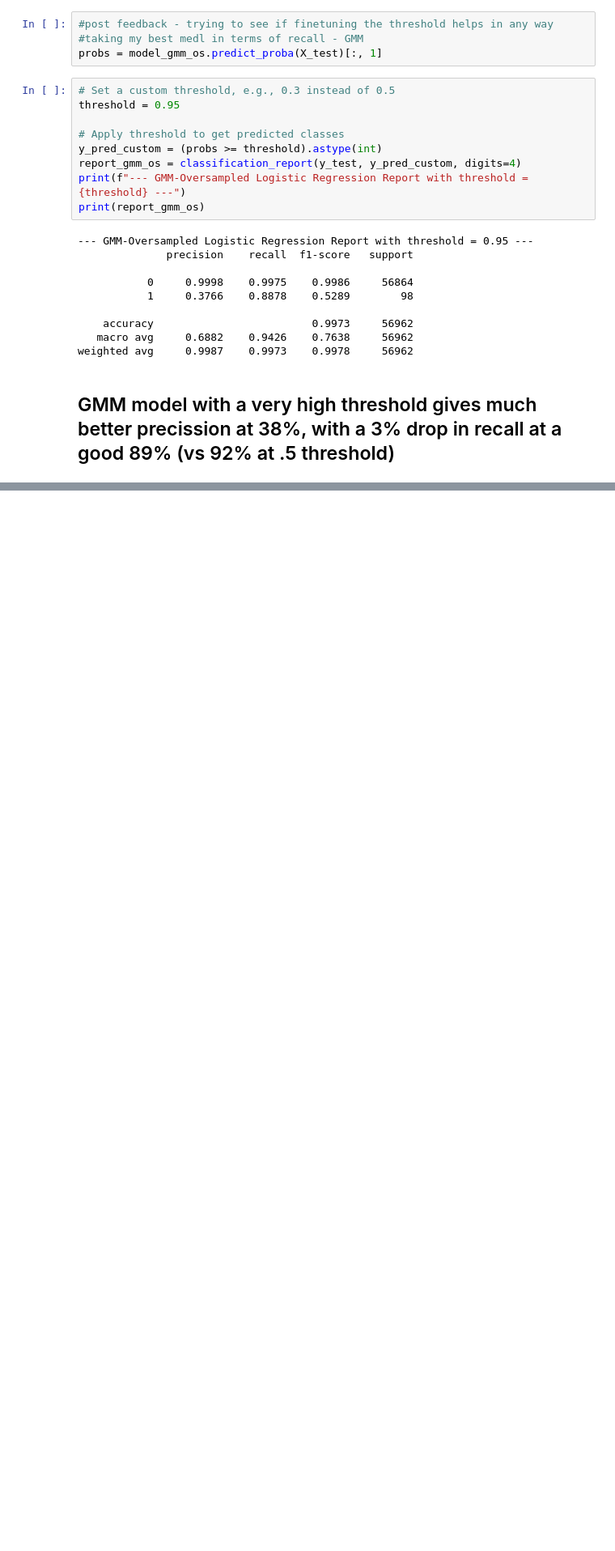
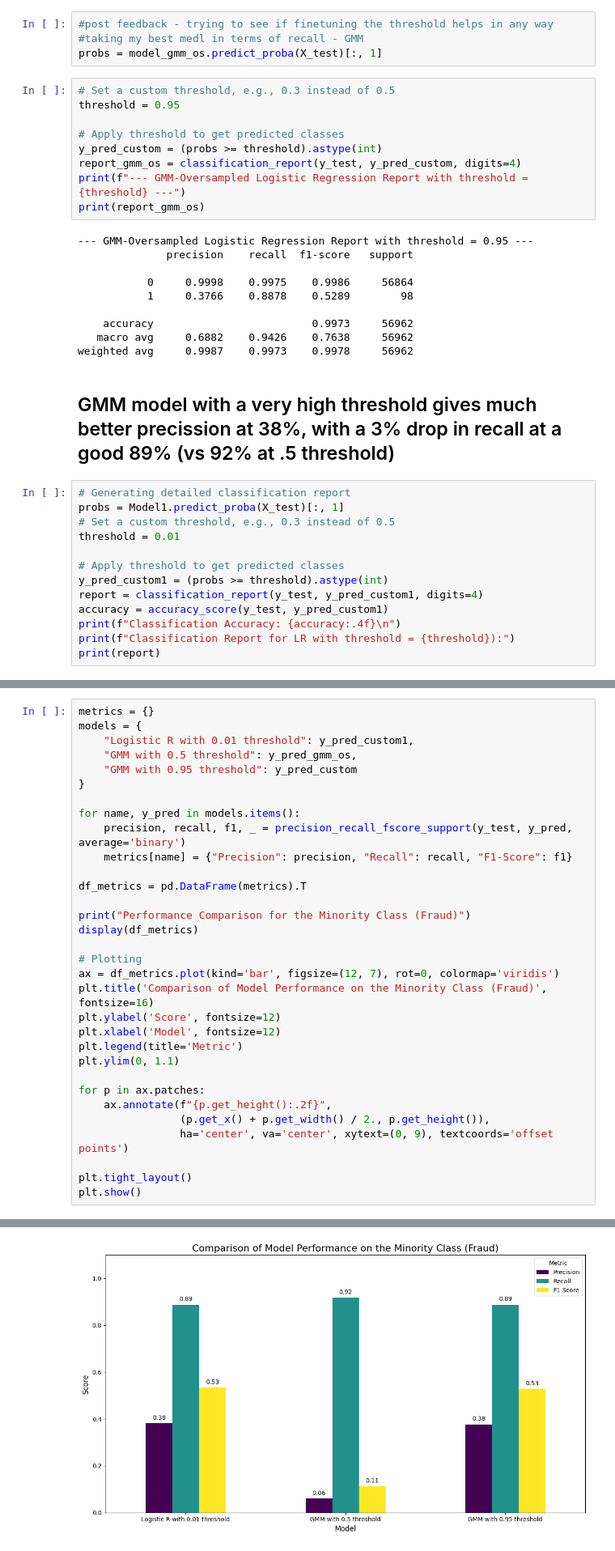
Before and after one commit to kashyap-17/DA5401_Assignment_4_kashyap-17, a Jupyter notebook: Kashyap_DA25C012_DA5401_Assignment_4_Fraud_Classification-GMM.ipynb, the cells around one changed output, grey strips where cells are left out. Shown: that part at 81% size. Drawn from its saved outputs; the diff is of its cells as text; blank space fills up the shorter version.

Commit message:
added a low threshold LR model which works as well as more complicated GMM etc

```diff
--- a/Kashyap_DA25C012_DA5401_Assignment_4_Fraud_Classification-GMM.ipynb
+++ b/Kashyap_DA25C012_DA5401_Assignment_4_Fraud_Classification-GMM.ipynb
@@ -543,3 +543,16 @@ print(report_gmm_os)
 weighted avg     0.9987    0.9973    0.9978     56962
 # %% [markdown]
 ## GMM model with a very high threshold gives much better precission at 38%, with a 3% drop in recall at a good 89% (vs 92% at .5 threshold)
+# %%
+# Generating detailed classification report
+probs = Model1.predict_proba(X_test)[:, 1]
+# Set a custom threshold, e.g., 0.3 instead of 0.5
+threshold = 0.01
+
+# Apply threshold to get predicted classes
+y_pred_custom1 = (probs >= threshold).astype(int)
+report = classification_report(y_test, y_pred_custom1, digits=4)
+accuracy = accuracy_score(y_test, y_pred_custom1)
+print(f"Classification Accuracy: {accuracy:.4f}\n")
+print(f"Classification Report for LR with threshold = {threshold}):")
+print(report)
@@ -545,0 +571,33 @@ weighted avg     0.9987    0.9973    0.9978     56962
+# %%
+metrics = {}
+models = {
+    "Logistic R with 0.01 threshold": y_pred_custom1,
+    "GMM with 0.5 threshold": y_pred_gmm_os,
+    "GMM with 0.95 threshold": y_pred_custom
+}
+
+for name, y_pred in models.items():
+    precision, recall, f1, _ = precision_recall_fscore_support(y_test, y_pred, average='binary')
+    metrics[name] = {"Precision": precision, "Recall": recall, "F1-Score": f1}
+
+df_metrics = pd.DataFrame(metrics).T
+
+print("Performance Comparison for the Minority Class (Fraud)")
+display(df_metrics)
+
+# Plotting
+ax = df_metrics.plot(kind='bar', figsize=(12, 7), rot=0, colormap='viridis')
+plt.title('Comparison of Model Performance on the Minority Class (Fraud)', fontsize=16)
+plt.ylabel('Score', fontsize=12)
+plt.xlabel('Model', fontsize=12)
+plt.legend(title='Metric')
+plt.ylim(0, 1.1)
+
+for p in ax.patches:
+    ax.annotate(f"{p.get_height():.2f}",
+                (p.get_x() + p.get_width() / 2., p.get_height()),
+                ha='center', va='center', xytext=(0, 9), textcoords='offset points')
+
+plt.tight_layout()
+plt.show()
+# %% [output]
@@ -545,0 +609 @@ weighted avg     0.9987    0.9973    0.9978     56962
+[figure, added]
```
Also changed, not shown: parts of 2 cells of this notebook.
